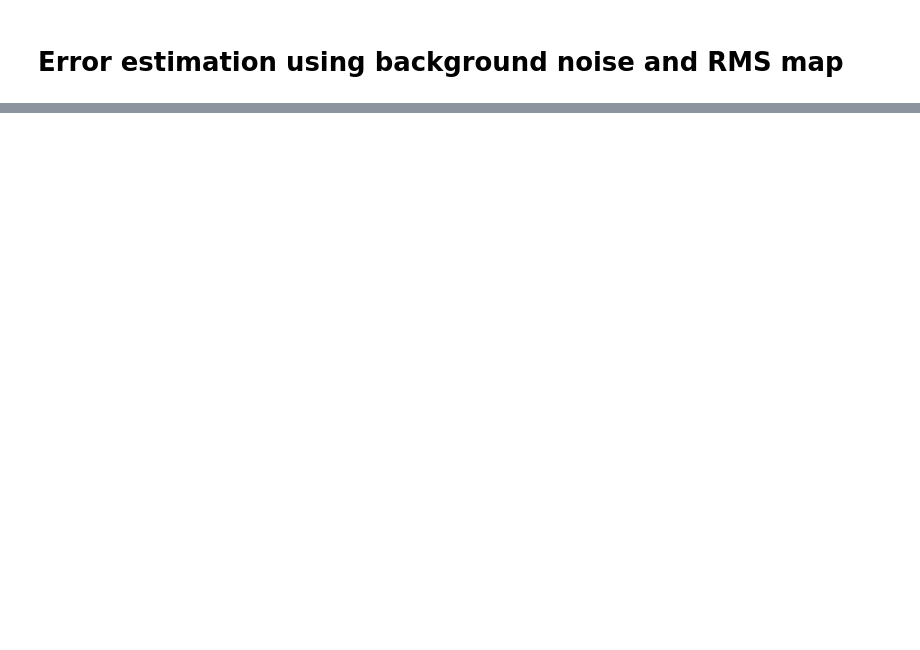
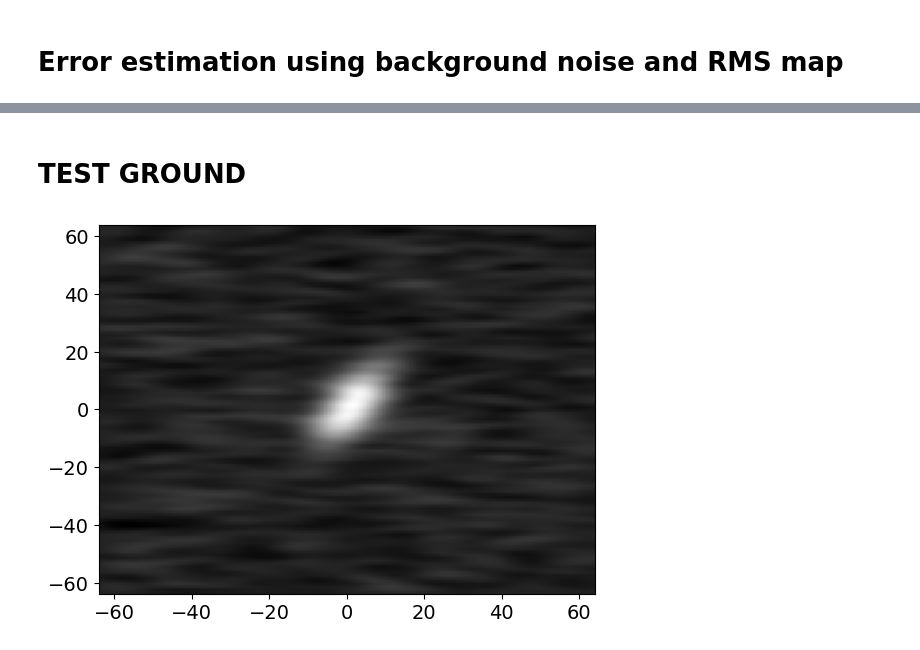
Before and after one commit to nielsklerk/X-BAP, a Jupyter notebook: example/example.ipynb, the cells around one changed output, grey strips where cells are left out. Cells and saved outputs as stored; diff of their text form; code cells hidden in the pictures; blank space fills up the shorter version.

```diff
--- a/example/example.ipynb
+++ b/example/example.ipynb
@@ -127,0 +111,41 @@ Measured flux using the build-in noise estimation: 4284.8 +/-  3.9
+# %% [markdown]
+# TEST GROUND
+# %%
+# Galaxy image is modeled as a Gaussian
+galaxy = gaussian_2d(X, Y, 0, 0, 10, 5, np.pi/3)
+galaxy /= np.sum(galaxy)
+galaxy *= 1000
+
+# PSF is a Gaussian
+psf = gaussian_2d(X, Y, 0, 0, 1, 1)
+psf /= np.sum(psf)
+
+# Observation is the convolution of the galaxy image and the PSF
+observation = fftconvolve(galaxy, psf, mode='same')
+
+sigma_x, sigma_y, theta  = 3, 3, np.pi/3
+
+noise_sigma = 1
+N_simulation = 100000
+noise_kernel = gaussian_2d(X, Y, 0, 0, 5, 1)
+noise_kernel /= np.sum(noise_kernel)
+flux = np.zeros(N_simulation)
+error = np.zeros((N_simulation, 2))
+noise_rms = noise_sigma * np.sqrt(np.sum(noise_kernel**2))
+
+for i in range(N_simulation):
+    noise = np.random.normal(0, noise_sigma, (N, N))
+    noise = fftconvolve(noise, noise_kernel, mode='same')
+
+    noisy_observation = observation + noise
+    results = xbap_flux(noisy_observation, psf, [N/2,N/2], [sigma_x, sigma_y, theta], noise, cutout_size=128, eps=1e-15)
+    flux[i], error[i, 0] = results[0][0], results[1][0]
+    results = xbap_flux(noisy_observation, psf, [N/2,N/2], [sigma_x, sigma_y, theta], noise, rms=np.ones_like(noisy_observation) * noise_rms, cutout_size=128, eps=1e-15,
+                        # noise_model = noise_model
+    )
+    _, error[i, 1] = results[0][0], results[1][0]
+
+plt.imshow(noisy_observation, cmap='gray', origin='lower', extent=[-N/2, N/2, -N/2, N/2], aspect='auto')
+plt.show()
+# %% [output]
+[figure, added]
```
Also changed, not shown: parts of 5 cells of this notebook, 4 other files.
